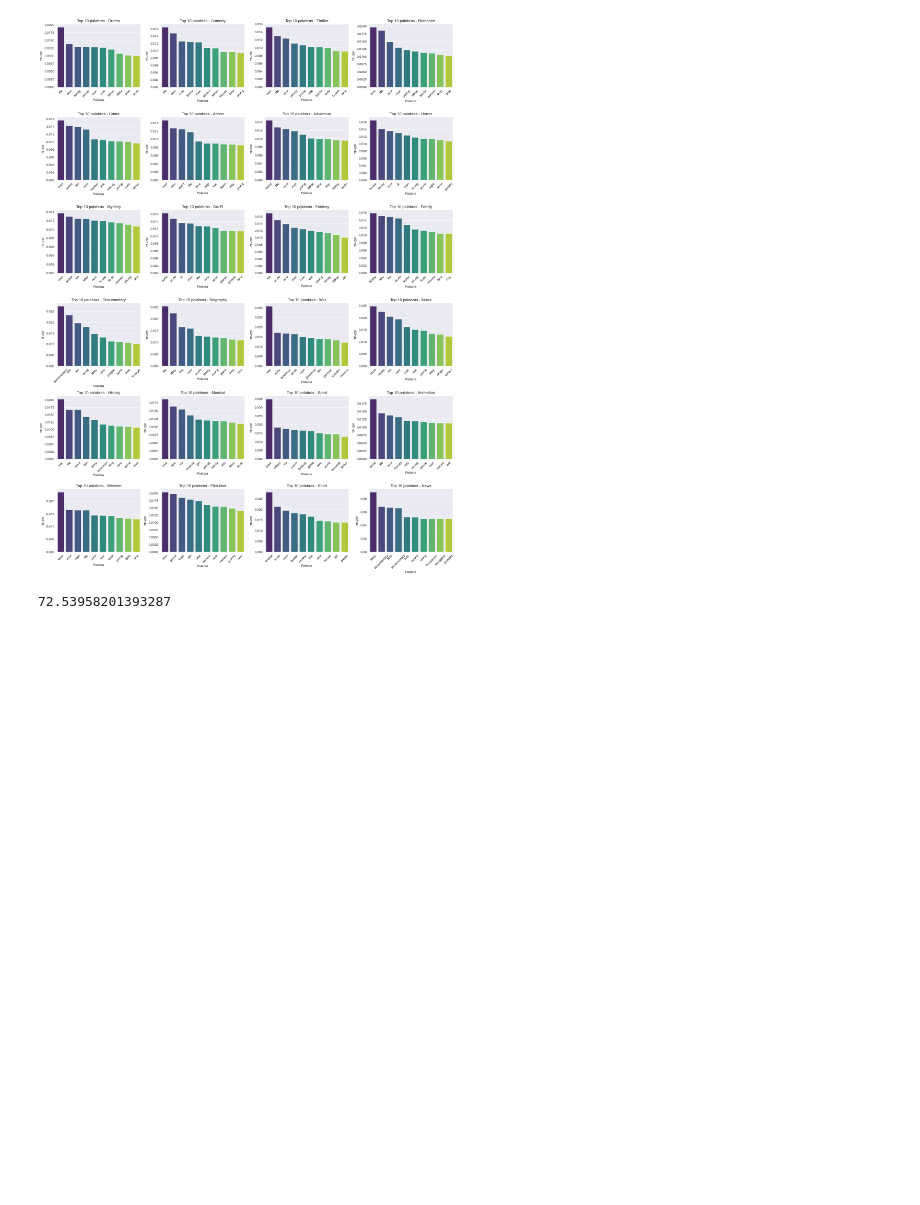
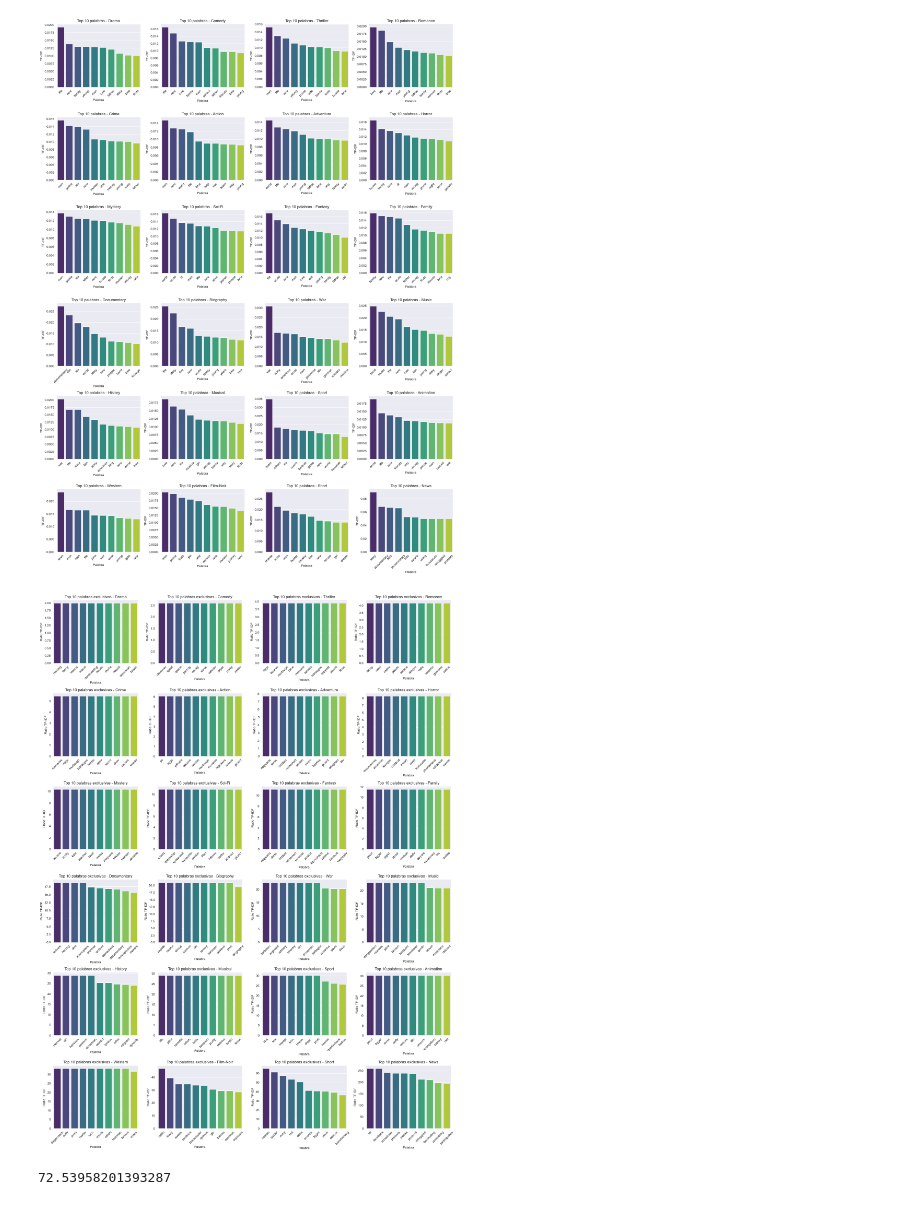
Before and after one commit to jantonioagudelo/MIAD_ML_NLP_2026, a Jupyter notebook: Semana 7/S7P1_proyecto2V2.ipynb, the cells around one changed output. Drawn from its saved outputs; the diff is of its cells as text; code cells hidden in the pictures; blank space fills up the shorter version.

```diff
--- a/Semana 7/S7P1_proyecto2V2.ipynb
+++ b/Semana 7/S7P1_proyecto2V2.ipynb
@@ -238,6 +238,47 @@ plt.tight_layout()
 plt.show()
 # %% [output]
 [figure]
+# %%
+# Vectorizador entrenado sobre TODOS los plots
+tfidf_global = TfidfVectorizer(max_features=10000, stop_words='english')
+X_global = tfidf_global.fit_transform(dataTraining['plot'])
+
+# Para cada género, promedio de TF-IDF solo en sus películas
+for genero in generos.index:
+    mask = dataTraining['genres'].apply(lambda x: genero in x)
+    promedio_genero = X_global[mask].mean(axis=0).A1
+    promedio_global = X_global.mean(axis=0).A1
+
+    # Ratio: qué tan más alto es en este género vs el promedio global
+    ratio = promedio_genero / (promedio_global + 1e-10)
+# %%
+tfidf_global = TfidfVectorizer(max_features=10000, stop_words='english')
+X_global = tfidf_global.fit_transform(dataTraining['plot'])
+palabras = tfidf_global.get_feature_names_out()
+promedio_global = X_global.mean(axis=0).A1
+
+fig, axes = plt.subplots(nrows=6, ncols=4, figsize=(18, 24))
+axes = axes.flatten()
+
+for idx, i in enumerate(generos.index):
+    mask = dataTraining['genres'].apply(lambda x: i in x)
+    promedio_genero = X_global[mask].mean(axis=0).A1
+    ratio = promedio_genero / (promedio_global + 1e-10)
+    top_10_palabras = sorted(zip(ratio, palabras), reverse=True)[:10]
+
+    ax = axes[idx]
+    sns.barplot(x=[palabra for _, palabra in top_10_palabras],
+                y=[r for r, _ in top_10_palabras],
+                palette='viridis', ax=ax)
+    ax.set_title(f'Top 10 palabras exclusivas - {i}')
+    ax.set_xlabel('Palabra')
+    ax.set_ylabel('Ratio TF-IDF')
+    ax.tick_params(axis='x', rotation=45)
+
+plt.tight_layout()
+plt.show()
+# %% [output]
+[figure, added]
 # %%
 dataTraining['title_in_plot'] = dataTraining.apply(
     lambda x: any(word in x['plot'].lower()
```
Also changed, not shown: parts of 29 cells of this notebook, 8 other files.
